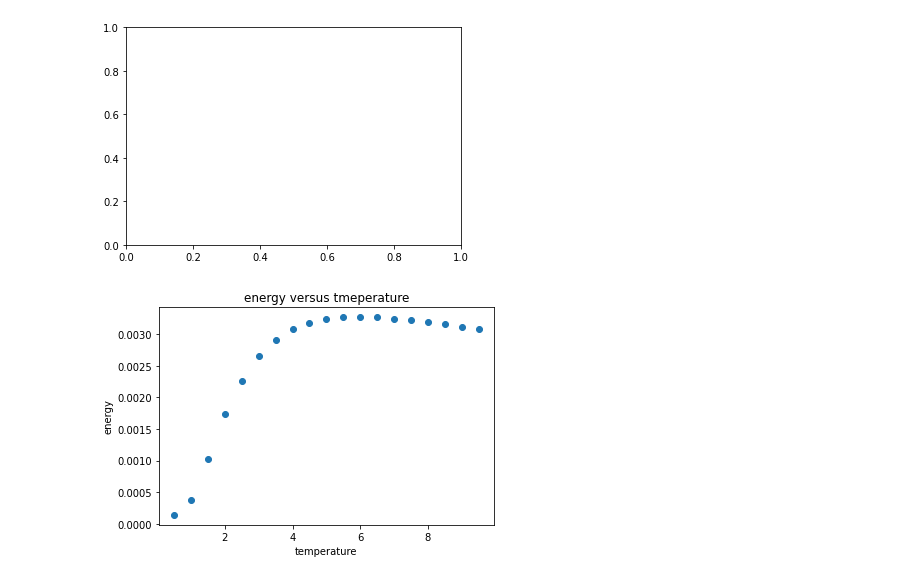
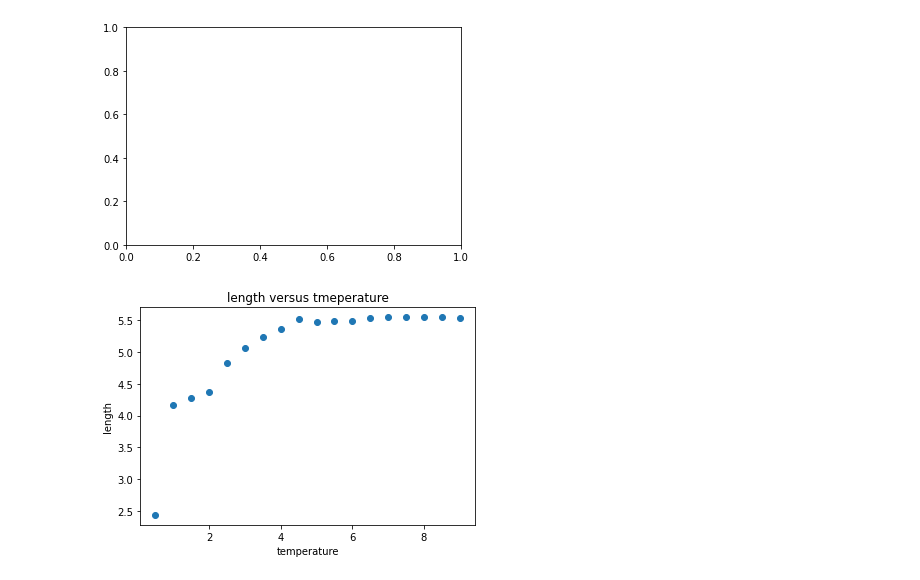
Before and after one commit to andy3278/PHYS4191_Capstone, a Jupyter notebook: final_test.ipynb, the cells around one changed output. Cells and saved outputs as stored; diff of their text form; code cells hidden in the pictures.

Commit message:
length and energy vs temp

```diff
--- a/final_test.ipynb
+++ b/final_test.ipynb
@@ -315,12 +315,12 @@ ValueError: x and y must be the same size
 [figure]
 # %%
 kk = [-0.00013988086586254306, -0.0003763852195512058, -0.0010215348538788632, -0.001732411217159116, -0.0022648166355634432, -0.0026561819455760798, -0.002907458958205845, -0.003073721750444946, -0.0031788175487762623, -0.003237958646745721, -0.003265276506123856, -0.0032648516003949937, -0.00326604562958725, -0.003245407875636301, -0.0032225093634406206, -0.003190996284202452, -0.0031543240576433385, -0.003115285080018983, -0.00307876413161694]
-nega = [element * -1 for element in kk]
-yup = [0.5,1.0,1.5,2.0,2.5,3.0,3.5,4.0,4.5,5.0,5.5,6.0,6.5,7.0,7.5,8.0,8.5,9.0,9.5]
+nega = [ 2.4343476026947743, 4.168491422997082,4.281471283060433,4.371593369198875,4.831503063025529,5.06363054282866,5.246292275291572,5.36077726826828,5.518729802455272,5.479080781898463,5.49472902895095,5.497549749157742,5.545730594417403, 5.5500302302759374, 5.550226792902141, 5.550982769782327, 5.548013649961362, 5.544550698281002]
+yup = [0.5,1.0,1.5,2.0,2.5,3.0,3.5,4.0,4.5,5.0,5.5,6.0,6.5,7.0,7.5,8.0,8.5,9.0]
 plt.scatter(yup,nega)
-plt.title('energy versus tmeperature')
+plt.title('length versus tmeperature')
 plt.xlabel('temperature')
-plt.ylabel('energy')
+plt.ylabel('length')
 plt.show()
 # %% [output]
-[figure, old version]
+[figure, new version]
```
Also changed, not shown: 1 other file.
